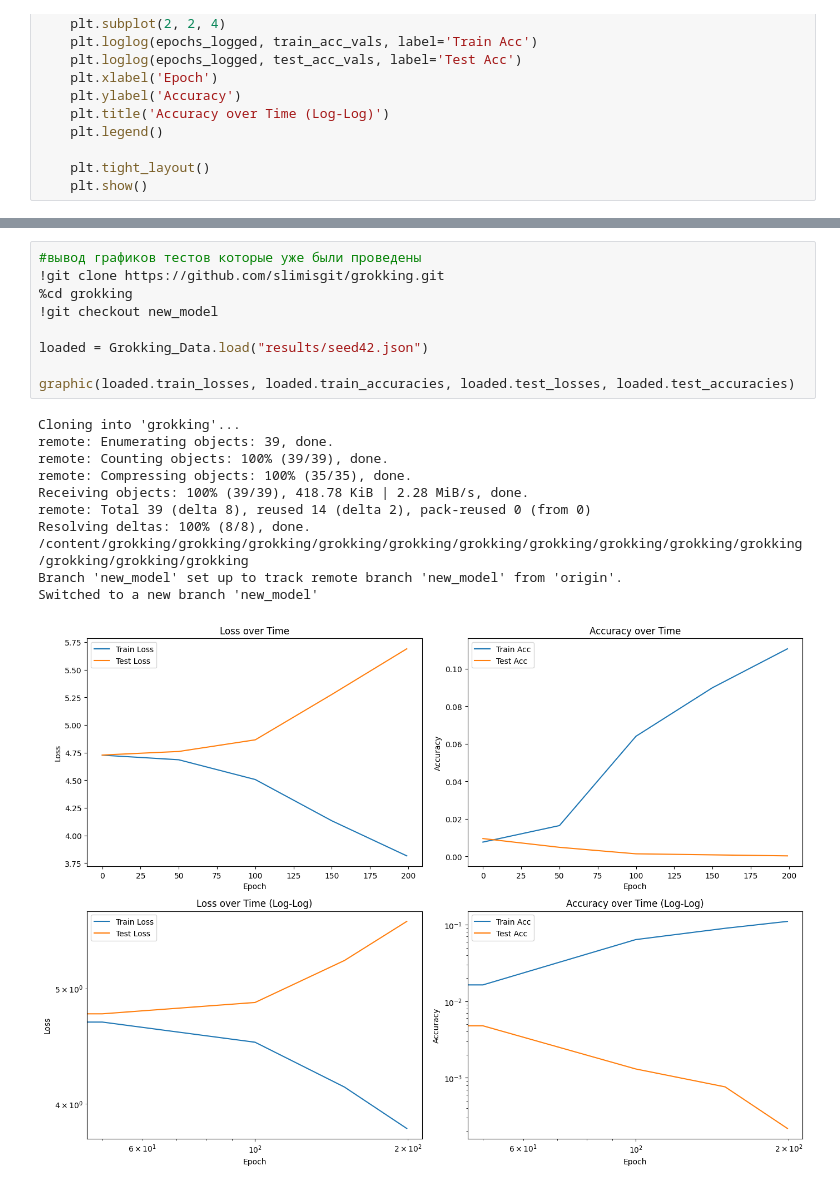
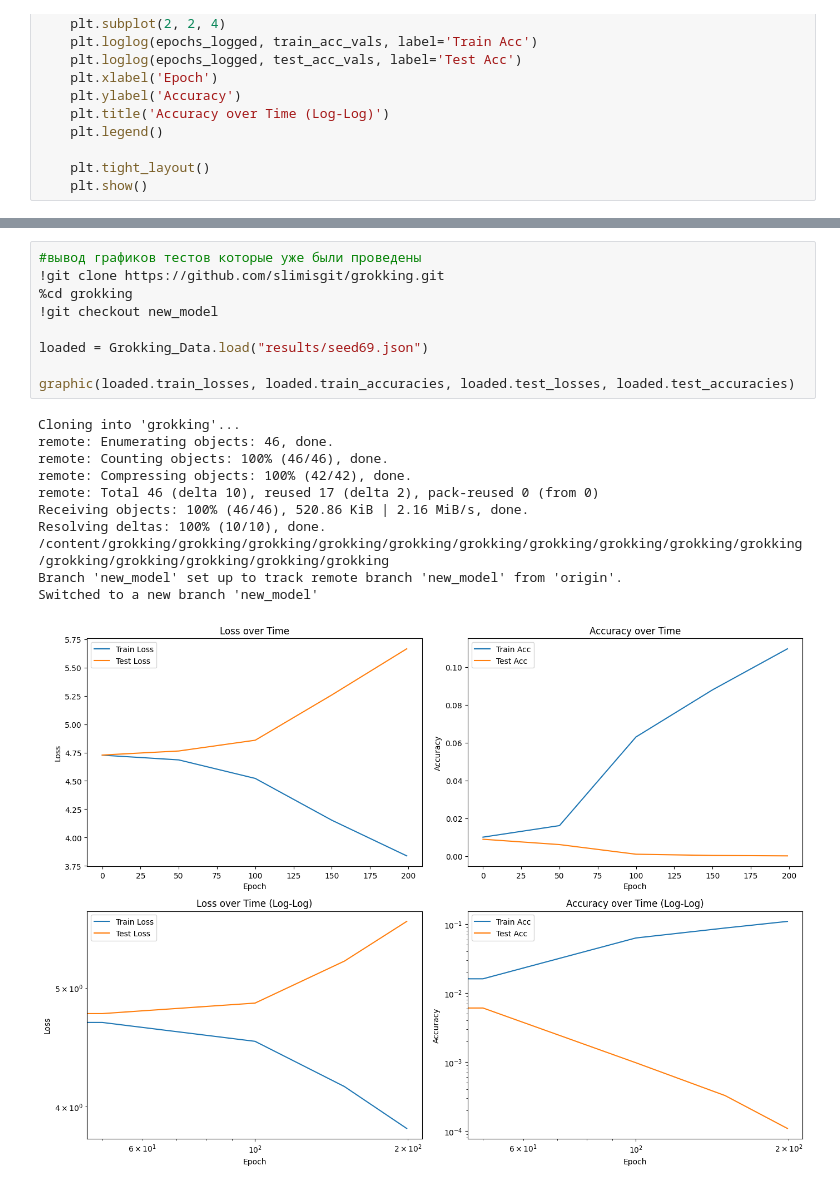
Before and after one commit to slimisgit/grokking, a Jupyter notebook: report.ipynb, the cells around one changed output, grey strips where cells are left out. Drawn from its saved outputs; the diff is of its cells as text.

```diff
--- a/report.ipynb
+++ b/report.ipynb
@@ -290,21 +307,21 @@ Saved to results/seed67.json
 # %%
 #вывод графиков тестов которые уже были проведены
 !git clone https://github.com/slimisgit/grokking.git
 %cd grokking
 !git checkout new_model
 
-loaded = Grokking_Data.load("results/seed42.json")
+loaded = Grokking_Data.load("results/seed69.json")
 
 graphic(loaded.train_losses, loaded.train_accuracies, loaded.test_losses, loaded.test_accuracies)
 # %% [output]
 Cloning into 'grokking'...
-remote: Enumerating objects: 39, done.
-remote: Counting objects: 100% (39/39), done.
-remote: Compressing objects: 100% (35/35), done.
-Receiving objects: 100% (39/39), 418.78 KiB | 2.28 MiB/s, done.
-remote: Total 39 (delta 8), reused 14 (delta 2), pack-reused 0 (from 0)
-Resolving deltas: 100% (8/8), done.
-/content/grokking/grokking/grokking/grokking/grokking/grokking/grokking/grokking/grokking/grokking/grokking/grokking/grokking
+remote: Enumerating objects: 46, done.
+remote: Counting objects: 100% (46/46), done.
+remote: Compressing objects: 100% (42/42), done.
+remote: Total 46 (delta 10), reused 17 (delta 2), pack-reused 0 (from 0)
+Receiving objects: 100% (46/46), 520.86 KiB | 2.16 MiB/s, done.
+Resolving deltas: 100% (10/10), done.
+/content/grokking/grokking/grokking/grokking/grokking/grokking/grokking/grokking/grokking/grokking/grokking/grokking/grokking/grokking/grokking
 Branch 'new_model' set up to track remote branch 'new_model' from 'origin'.
 Switched to a new branch 'new_model'
-[figure, old version]
+[figure, new version]
```
Also changed, not shown: parts of 2 cells of this notebook.
